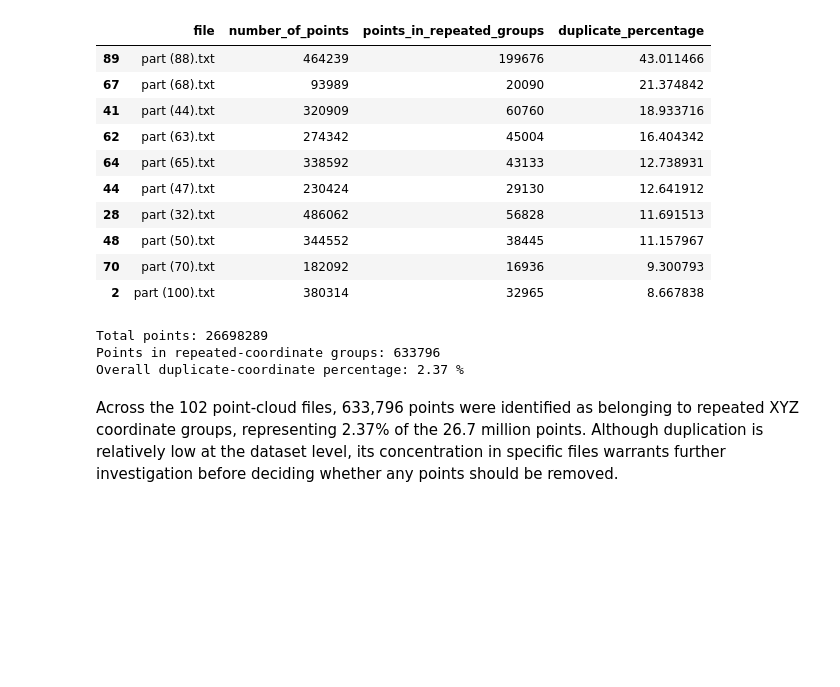
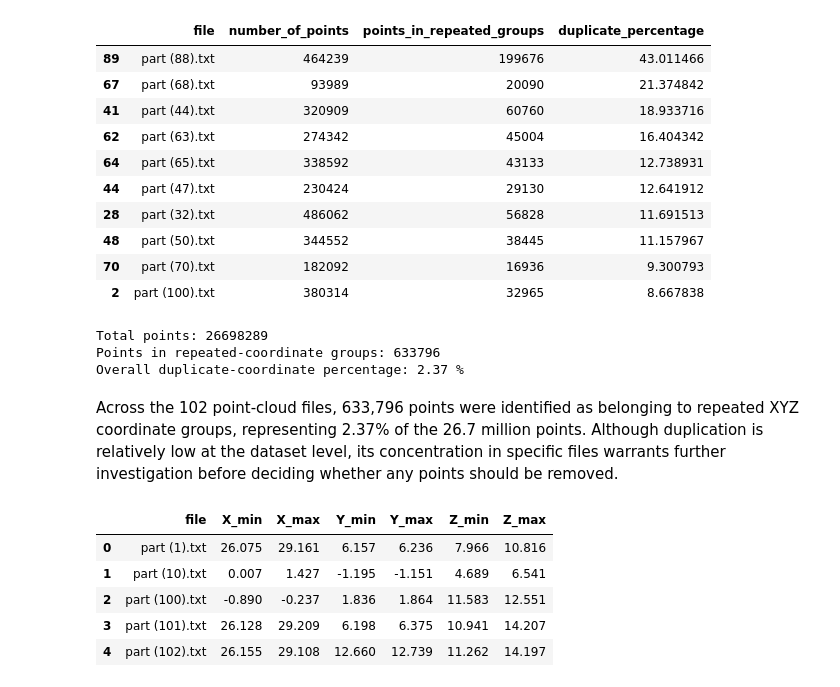
Before and after one commit to AbubakarDanhaya/pointnet-concrete-defect-robustness, a Jupyter notebook: notebooks/01_dataset_exploration.ipynb, the cells around one changed output. Cells and saved outputs as stored; diff of their text form; code cells hidden in the pictures; blank space fills up the shorter version.

```diff
--- a/notebooks/01_dataset_exploration.ipynb
+++ b/notebooks/01_dataset_exploration.ipynb
@@ -532,3 +532,34 @@ Points in repeated-coordinate groups: 633796
 Overall duplicate-coordinate percentage: 2.37 %
 # %% [markdown]
 Across the 102 point-cloud files, 633,796 points were identified as belonging to repeated XYZ coordinate groups, representing 2.37% of the 26.7 million points. Although duplication is relatively low at the dataset level, its concentration in specific files warrants further investigation before deciding whether any points should be removed.
+# %%
+# Examine coordinate ranges across all point-cloud files
+coordinate_ranges = []
+
+for file in point_files:
+    cloud = np.loadtxt(file)
+
+    coordinates = cloud[:, :3]
+
+    coordinate_ranges.append({
+        "file": file.name,
+        "X_min": coordinates[:, 0].min(),
+        "X_max": coordinates[:, 0].max(),
+        "Y_min": coordinates[:, 1].min(),
+        "Y_max": coordinates[:, 1].max(),
+        "Z_min": coordinates[:, 2].min(),
+        "Z_max": coordinates[:, 2].max()
+    })
+
+# Convert results into a DataFrame
+coordinate_ranges_df = pd.DataFrame(coordinate_ranges)
+
+# Display the first five files
+coordinate_ranges_df.head()
+# %% [output]
+|  | file | X_min | X_max | Y_min | Y_max | Z_min | Z_max |
+| 0 | part (1).txt | 26.075 | 29.161 | 6.157 | 6.236 | 7.966 | 10.816 |
+| 1 | part (10).txt | 0.007 | 1.427 | -1.195 | -1.151 | 4.689 | 6.541 |
+| 2 | part (100).txt | -0.890 | -0.237 | 1.836 | 1.864 | 11.583 | 12.551 |
+| 3 | part (101).txt | 26.128 | 29.209 | 6.198 | 6.375 | 10.941 | 14.207 |
+| 4 | part (102).txt | 26.155 | 29.108 | 12.660 | 12.739 | 11.262 | 14.197 |
```
Also changed, not shown: parts of 3 cells of this notebook.
